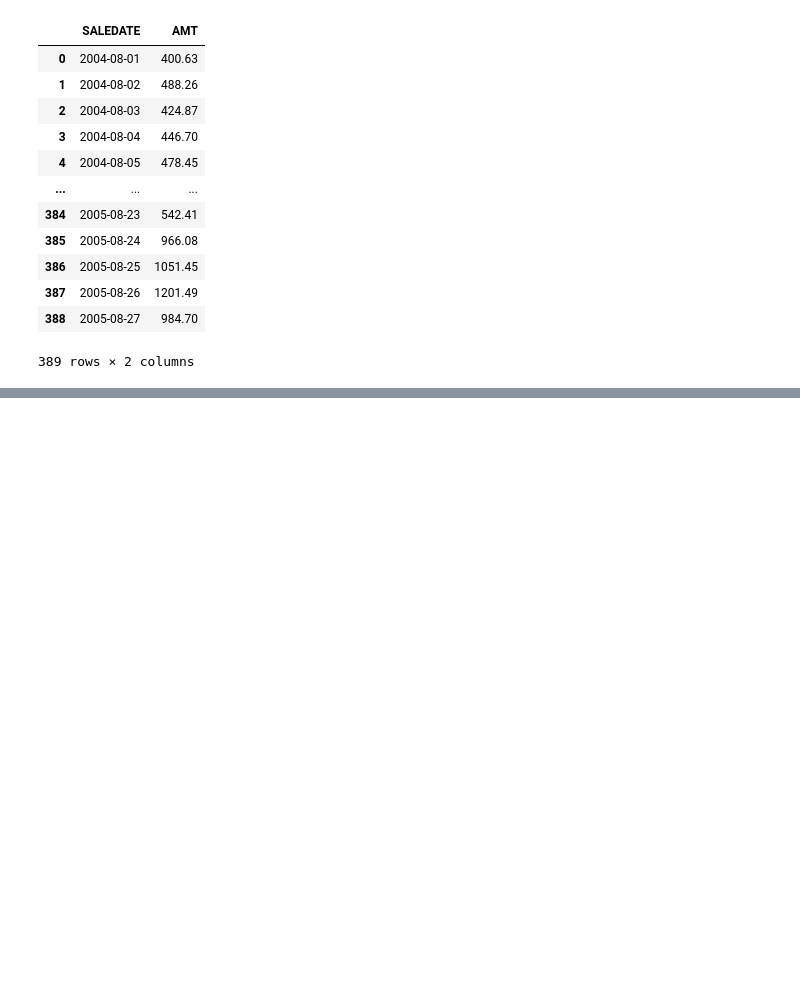
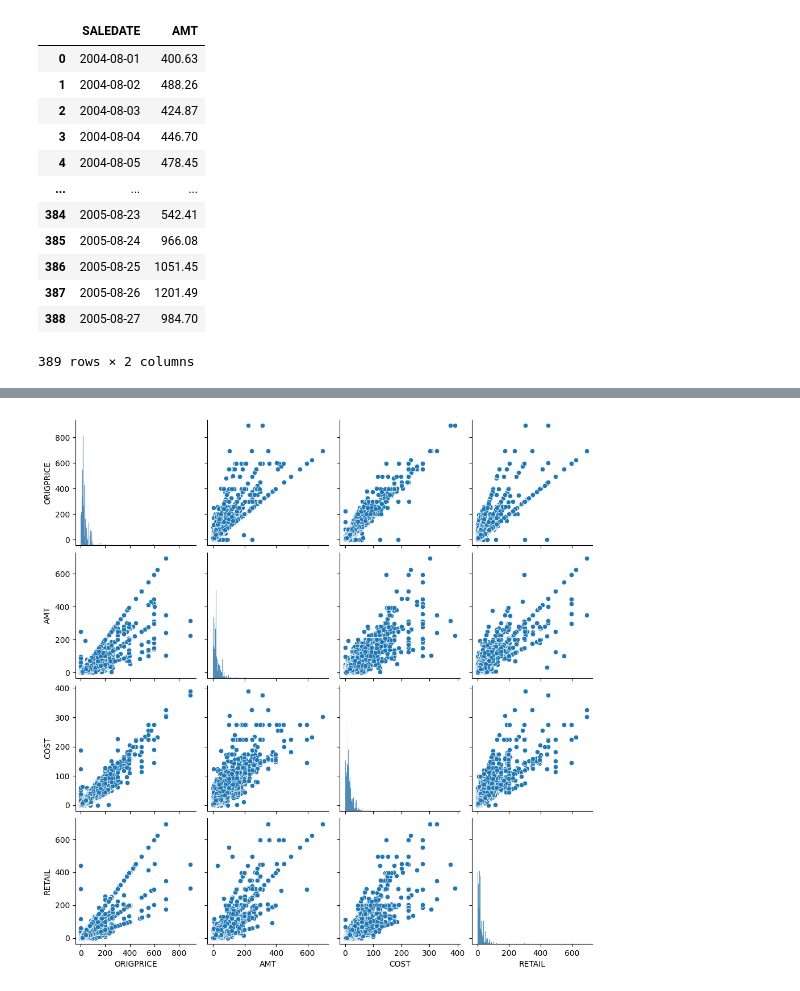
Before and after one commit to Marklong7/Dillard_return_forecasting, a Jupyter notebook: EDA.ipynb, the cells around one changed output, grey strips where cells are left out. Drawn from its saved outputs; the diff is of its cells as text; code cells hidden in the pictures; blank space fills up the shorter version.

```diff
--- a/EDA.ipynb
+++ b/EDA.ipynb
@@ -404,0 +497,5 @@ plt.ylabel("Total AMT");
+# %%
+skst = pd.read_pickle("skst.pkl")
+# %%
+df = df.merge(skst, on = ["SKU", "STORE"])
+df
@@ -404,0 +518,5 @@ plt.ylabel("Total AMT");
+# %%
+df["return"] = (df["STYPE"] == "R").astype(int)
+# %%
+prices = df[["ORIGPRICE", "AMT", "COST", "RETAIL"]]
+prices
@@ -404,0 +559,5 @@ plt.ylabel("Total AMT");
+# %%
+import seaborn as sns
+sns.pairplot(prices);
+# %% [output]
+[figure, added]
```
Also changed, not shown: parts of 62 cells of this notebook.
